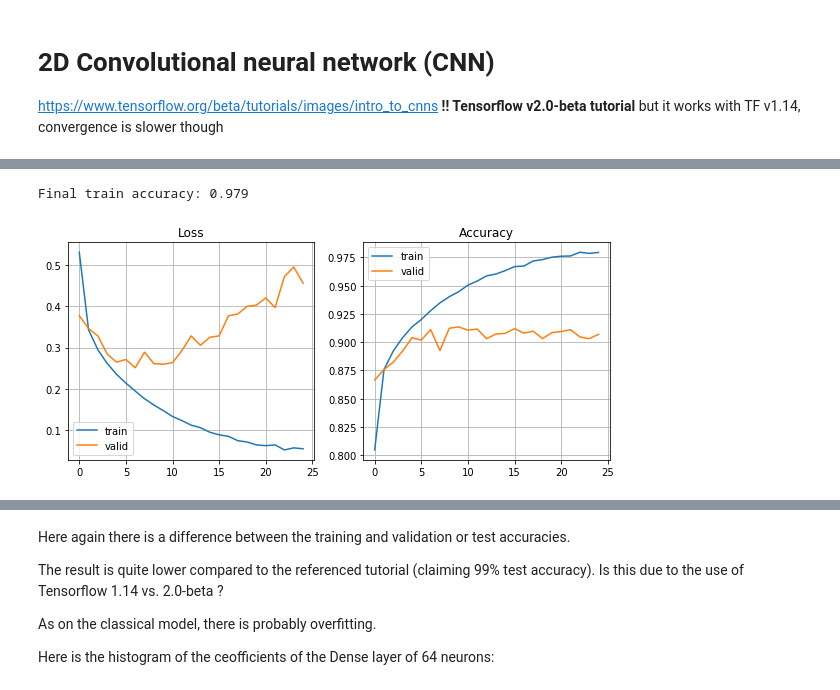
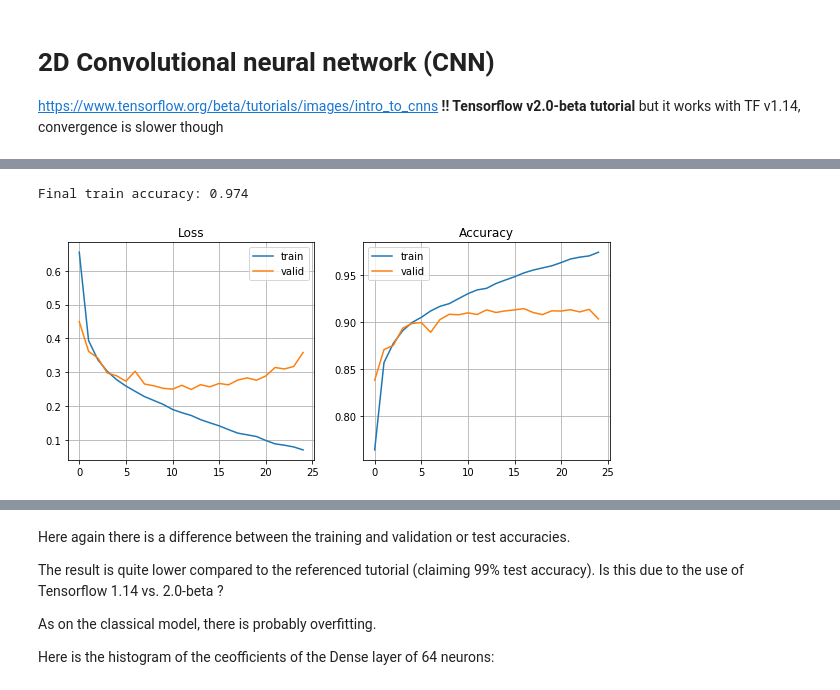
Before and after one commit to tonio73/data-science, a Jupyter notebook: cnn/CnnMnistFashion-Keras.ipynb, the cells around one changed output, grey strips where cells are left out. Saved outputs shown, nothing was run; the diff lists cells and outputs as text; code cells hidden in the pictures.

```diff
--- a/cnn/CnnMnistFashion-Keras.ipynb
+++ b/cnn/CnnMnistFashion-Keras.ipynb
@@ -34,7 +44,7 @@ Images are greyscale, 28x28 pixels.
 
 The train/test split is 60/10
 # %%
-(train_images, train_labels), (test_images, test_labels) = keras.datasets.fashion_mnist.load_data()
+(train_images, train_labels), (test_images, test_labels) = fashion_mnist.load_data()
 # %%
 class_names = ['T-shirt/top', 'Trouser', 'Pullover', 'Dress', 'Coat',
                'Sandal', 'Shirt', 'Sneaker', 'Bag', 'Ankle boot']
@@ -43,6 +53,8 @@ image_width = 28
 image_height = 28
 image_nchannels = 1
 n_classes = len(class_names)
+
+batch_size = 128
 # %%
 train_images.shape
 # %% [output]
@@ -77,7 +133,7 @@ def plot_history(hist, with_validation=False):
 
 https://www.tensorflow.org/beta/tutorials/images/intro_to_cnns  __!! Tensorflow v2.0-beta tutorial__ but it works with TF v1.14, convergence is slower though
 # %%
-model5 = keras.models.Sequential([
+model1 = keras.models.Sequential([
     # Single image channel
     keras.layers.Conv2D(32, (3, 3), activation=keras.activations.relu,
                         input_shape=(image_width, image_height, image_nchannels)),
@@ -88,16 +144,16 @@ model5 = keras.models.Sequential([
     keras.layers.Flatten(),
     keras.layers.Dense(64, activation=keras.activations.relu),
     keras.layers.Dense(10, activation=keras.activations.softmax)
-], 'model5')
+], 'model1')
 
-model5.compile(optimizer='adam',
+model1.compile(optimizer='adam',
               loss=keras.losses.sparse_categorical_crossentropy,
               metrics=['accuracy'])
 
-model5.summary()
+model1.summary()
 
-hist5 = model5.fit(train_images, train_labels,
-                   epochs=25, validation_split=0.2,
+hist1 = model1.fit(train_images, train_labels,
+                   epochs=25, validation_split=0.2, batch_size=batch_size,
                    verbose=0)
 # %% [output]
 WARNING: Logging before flag parsing goes to stderr.
@@ -122,9 +191,9 @@ Trainable params: 93,322
 Non-trainable params: 0
 _________________________________________________________________
 # %%
-plot_history(hist5, True)
-print('Final train accuracy: {:.3f}'.format(hist5.history['acc'][-1]))
+plot_history(hist1, True)
+print('Final train accuracy: {:.3f}'.format(hist1.history['acc'][-1]))
 # %% [output]
-Final train accuracy: 0.979
+Final train accuracy: 0.974
-[figure, old version]
+[figure, new version]
 # %%
```
Also changed, not shown: parts of 18 cells of this notebook, 5 other files.
